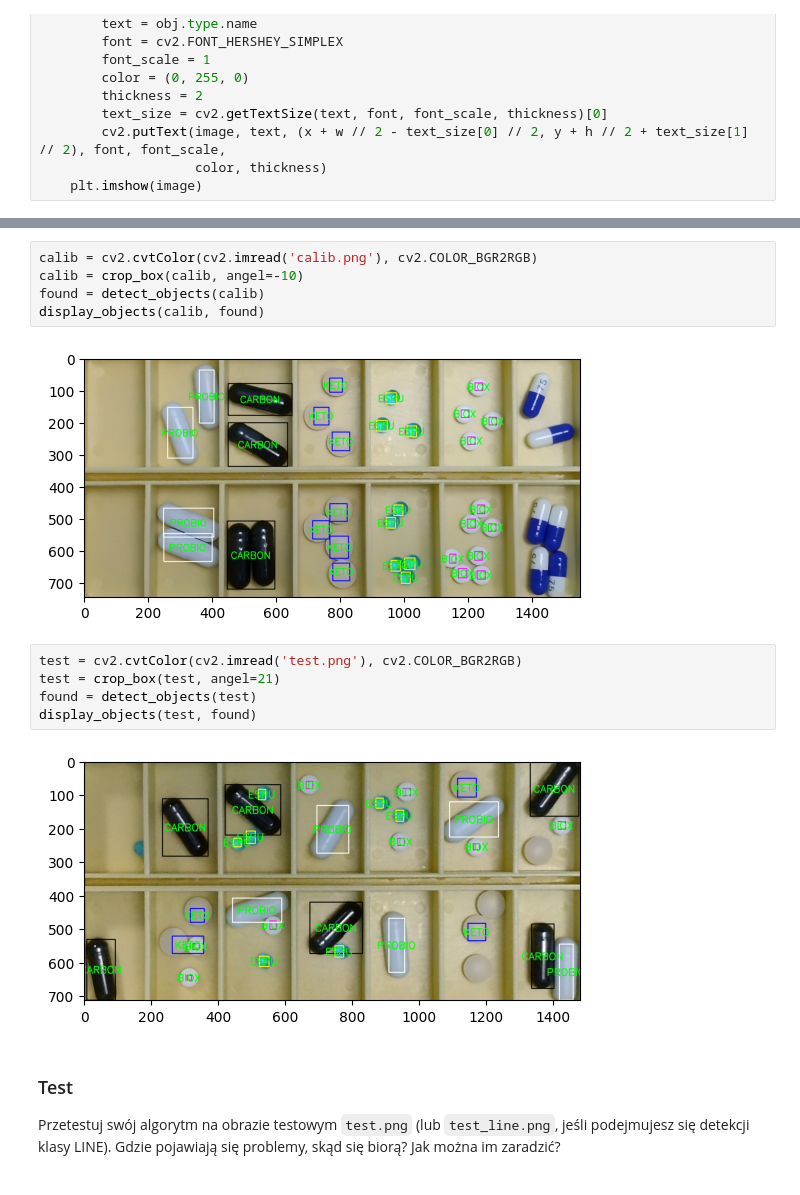
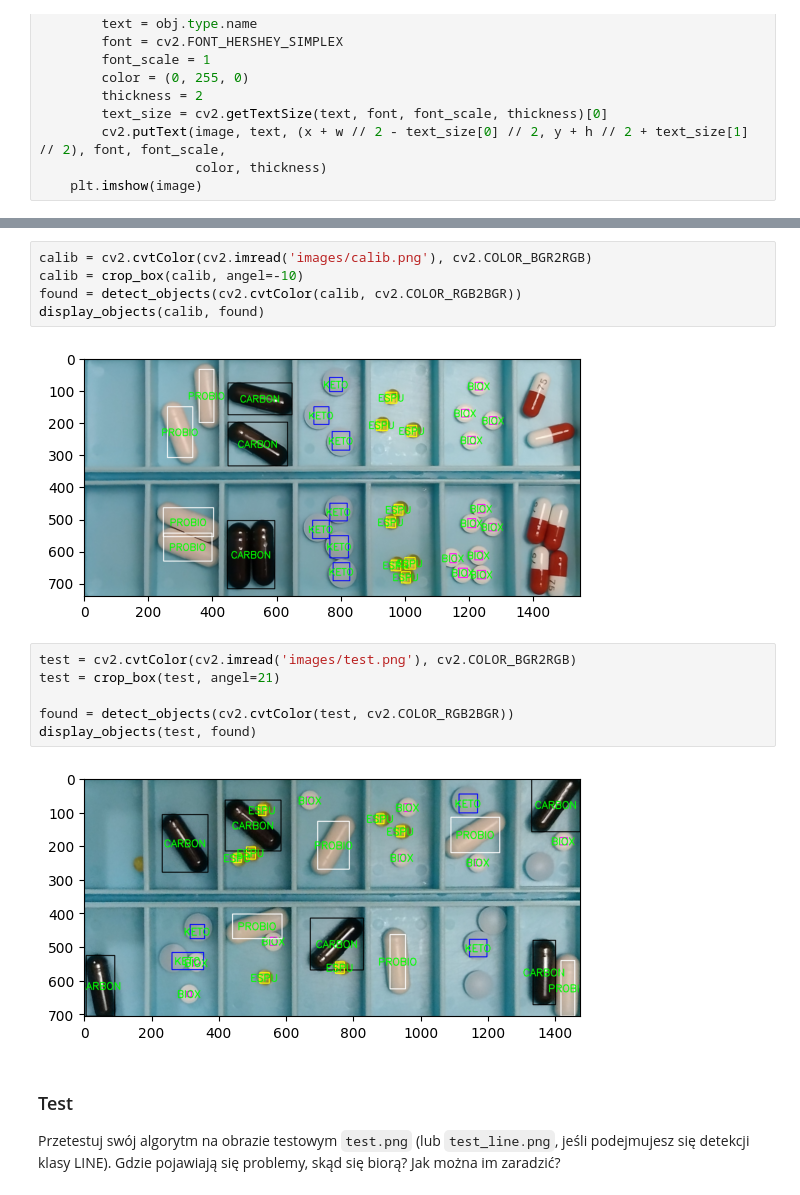
Before and after one commit to SzymonLeszkiewicz/APOW, a Jupyter notebook: 5/Lab 5 - zadanie-20231116/Lab5_zadanie.ipynb, the cells around one changed output, grey strips where cells are left out. Saved outputs shown, nothing was run; the diff lists cells and outputs as text.

```diff
--- a/5/Lab 5 - zadanie-20231116/Lab5_zadanie.ipynb
+++ b/5/Lab 5 - zadanie-20231116/Lab5_zadanie.ipynb
@@ -212,17 +212,18 @@ detect_objects(calib)
 # %%
-calib = cv2.cvtColor(cv2.imread('calib.png'), cv2.COLOR_BGR2RGB)
+calib = cv2.cvtColor(cv2.imread('images/calib.png'), cv2.COLOR_BGR2RGB)
 calib = crop_box(calib, angel=-10)
-found = detect_objects(calib)
+found = detect_objects(cv2.cvtColor(calib, cv2.COLOR_RGB2BGR))
 display_objects(calib, found)
 # %% [output]
-[figure, old version]
+[figure, new version]
 # %%
-test = cv2.cvtColor(cv2.imread('test.png'), cv2.COLOR_BGR2RGB)
+test = cv2.cvtColor(cv2.imread('images/test.png'), cv2.COLOR_BGR2RGB)
 test = crop_box(test, angel=21)
-found = detect_objects(test)
+
+found = detect_objects(cv2.cvtColor(test, cv2.COLOR_RGB2BGR))
 display_objects(test, found)
 # %% [output]
-[figure, old version]
+[figure, new version]
 # %% [markdown]
 ### Test
 
```
Also changed, not shown: parts of 2 cells of this notebook, 5 other files.
